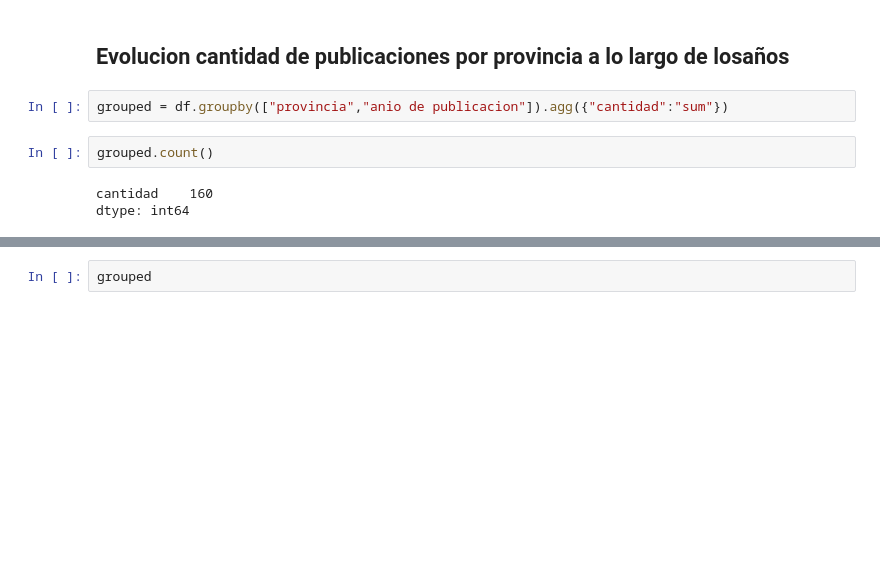
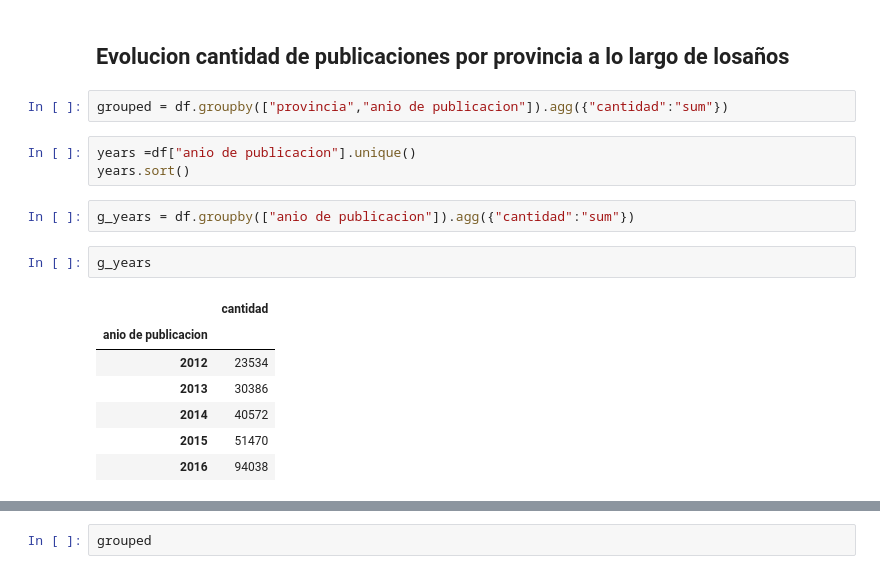
Before and after one commit to petermacgaul/orgaDatos-1, a Jupyter notebook: TP1/05-AnalisisPorFecha.ipynb, the cells around one changed output, grey strips where cells are left out. Drawn from its saved outputs; the diff is of its cells as text; blank space fills up the shorter version.

```diff
--- a/TP1/05-AnalisisPorFecha.ipynb
+++ b/TP1/05-AnalisisPorFecha.ipynb
@@ -215,8 +215,18 @@ Text(114.0, 0.5, 'Año de Publicacion')
 ## Evolucion cantidad de publicaciones por provincia a lo largo de losaños
 # %%
 grouped = df.groupby(["provincia","anio de publicacion"]).agg({"cantidad":"sum"})
-# %%
-grouped.count()
-# %% [output]
-cantidad    160
-dtype: int64
+# %%
+years =df["anio de publicacion"].unique()
+years.sort()
+# %%
+g_years = df.groupby(["anio de publicacion"]).agg({"cantidad":"sum"})
+# %%
+g_years
+# %% [output]
+|  | cantidad |
+| anio de publicacion |  |
+| 2012 | 23534 |
+| 2013 | 30386 |
+| 2014 | 40572 |
+| 2015 | 51470 |
+| 2016 | 94038 |
```
Also changed, not shown: parts of 2 cells of this notebook.
